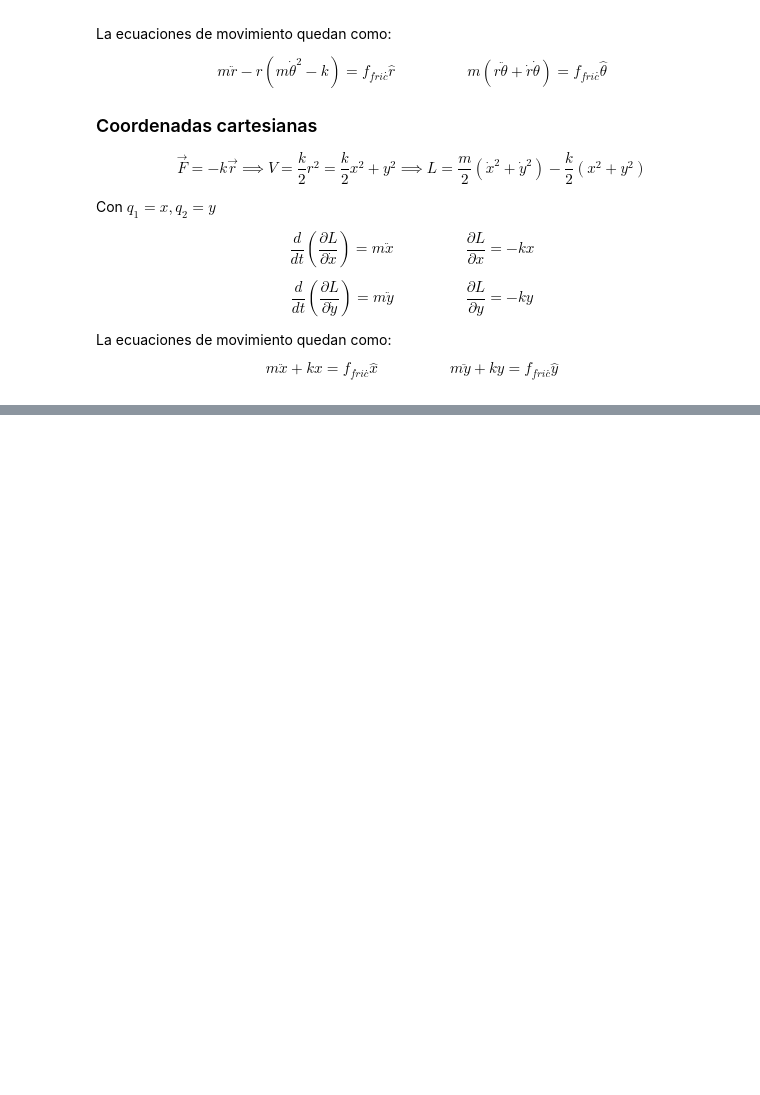
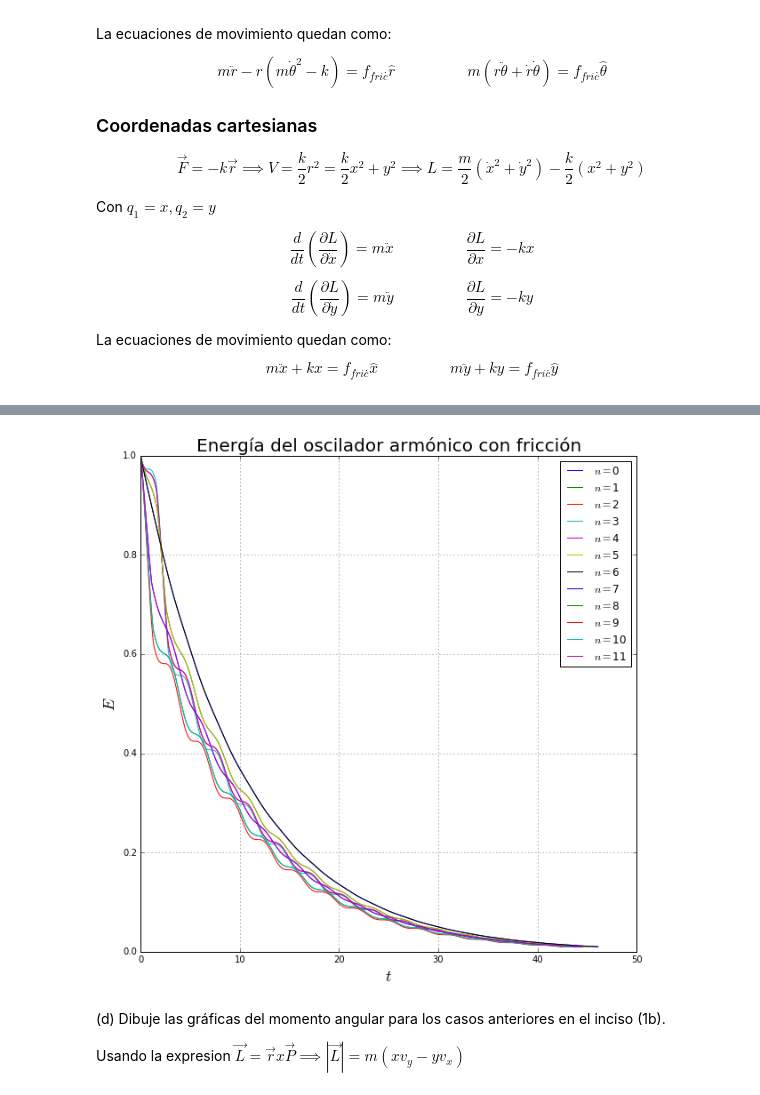
Before and after one commit to brianzapien/Tareas, a Jupyter notebook: Tarea_Examen.ipynb, the cells around one changed output, grey strips where cells are left out. Cells and saved outputs as stored; diff of their text form; code cells hidden in the pictures; blank space fills up the shorter version.

```diff
--- a/Tarea_Examen.ipynb
+++ b/Tarea_Examen.ipynb
@@ -660,0 +131,34 @@ show()
+# %%
+def Energia(n,dt=.1,m=1,k=1,): #defino mi función de energía
+    cond_inicial=array([0,1,cos(n*pi/6),sin(n*pi/6)]) #mis condiciones iniciales dependende de n
+    E_i= m*((cond_inicial[2]**2) + (cond_inicial[3]**2))/2 + k*((cond_inicial[0]**2) + (cond_inicial[1]**2))/2
+    #la energia inicial con las condiciones iniciales
+    Energias=[E_i] #inicio una lista de energias
+    tiempos=[0] #y otra de tiempos
+    i=0 #i es un contador
+    while Energias[-1]>0.01*E_i: #mientras el ultimo elemento de energias sea mayor que 0.01E_inicial
+        t,sol=RK4(osc_2D,cond_inicial,[0,dt],[0.1,0.2]) #integra la ecuacion de 0 a dt
+        cond_inicial=sol[-1,:] #redefine las condiciones con la ultima integracion
+        E=m*(cond_inicial[2]**2+cond_inicial[3]**2)/2 + k*(cond_inicial[0]**2 + cond_inicial[1]**2)/2  #calcula la energia
+        i += 1 #contador aumenta
+        tiempos.append(dt*i) #ve apendando los tiempos
+        Energias.append(E) #y apenda la energia
+    return tiempos,Energias #regresame tiempos y energias
+# %%
+figure(figsize=(10,10),dpi=100)#haz una figura
+for n in xrange(12): #para cada n
+    t,E=Energia(n)#pon a trabajar la funcion energia
+    plot(t,E,label="$n=$"+str(n)) #grafica t vs E
+grid(True)
+xlabel("$t$",fontsize=18) #etiquetas y titulo
+ylabel("$E$",fontsize=18)
+title(u"Energía del oscilador armónico con fricción",fontsize=20)
+legend(loc=0, bbox_to_anchor=(1,1))
+grid(True)
+show()
+# %% [output]
+[figure, added]
+# %% [markdown]
+(d) Dibuje las gráficas del momento angular para los casos anteriores en el inciso (1b).
+
+Usando la expresion $\vec{L}=\vec{r}x\vec{P} \implies |\vec{L}|=m(xv_{y}-yv_{x})$
```
Also changed, not shown: parts of 70 cells of this notebook.
